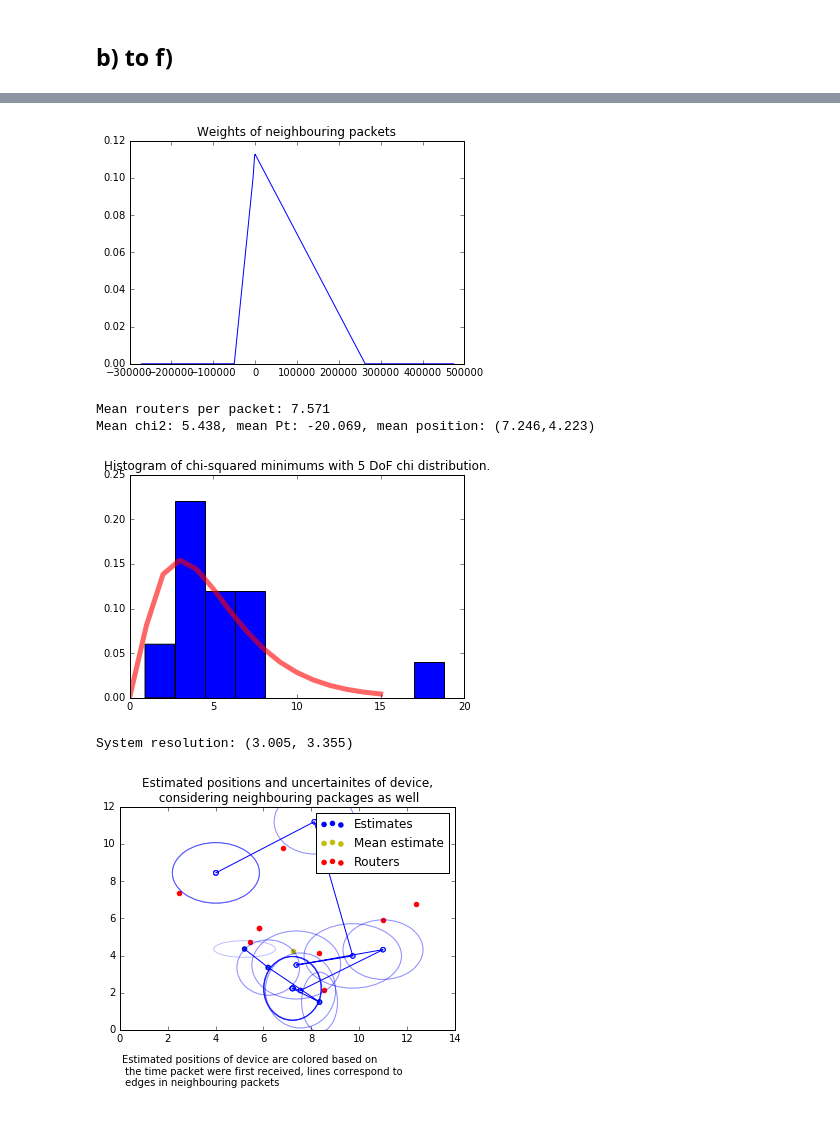
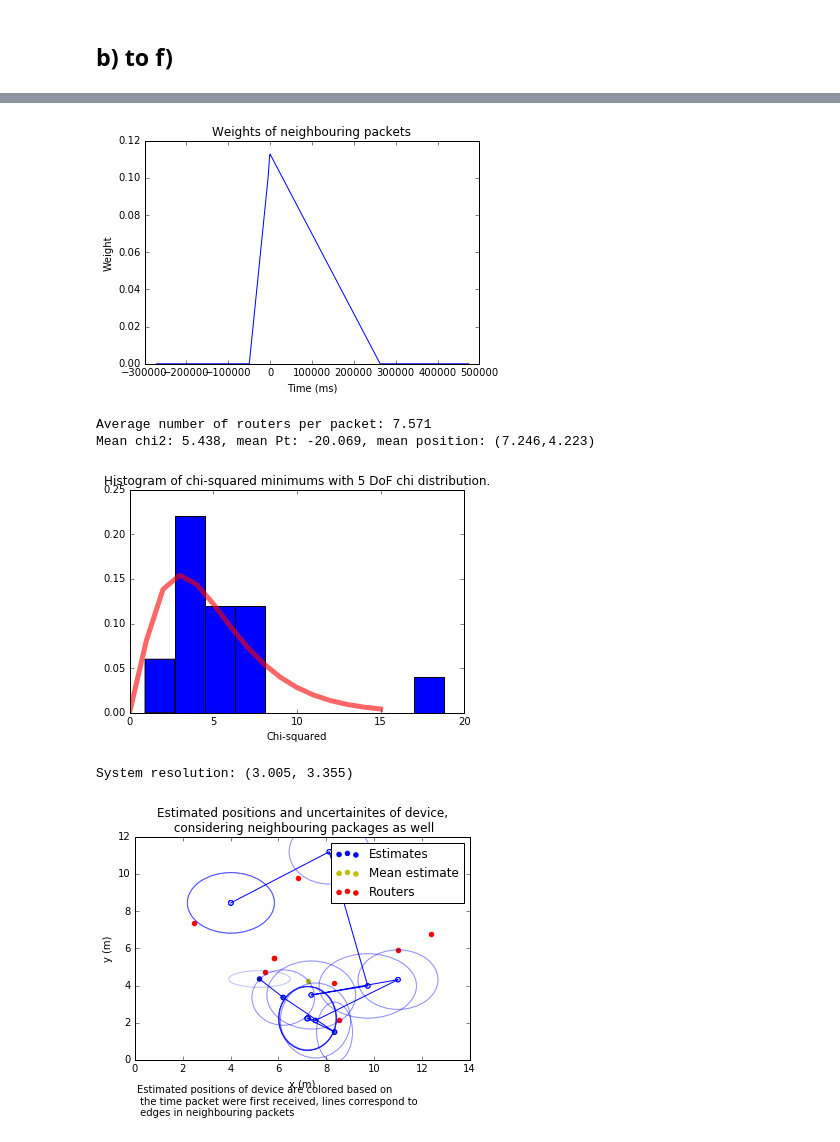
Before and after one commit to barisdemirdelen/bigdata, a Jupyter notebook: assignment.ipynb, the cells around one changed output, grey strips where cells are left out. Cells and saved outputs as stored; diff of their text form; code cells hidden in the pictures.

```diff
--- a/assignment.ipynb
+++ b/assignment.ipynb
@@ -743,6 +757,8 @@ def get_chi_squared_in_timeframe(inputs, all_received, current_time, sigma):
         plt.clf()
         plt.title("Weights of neighbouring packets")
         plt.plot(np.array(time_list) - 1423136679513, weights)
+        plt.xlabel("Time (ms)")
+        plt.ylabel("Weight")
         plt.show()
         show_weights_plot = False
 
@@ -809,7 +825,7 @@ variances = np.array(variances)
 normalized_residuals = np.array(normalized_residuals)
 
 mean_routers = np.mean(num_routers)
-print("Mean routers per packet: %.3f" % mean_routers)
+print("Average number of routers per packet: %.3f" % mean_routers)
 
 mean_chi2s = np.mean(chi2s)
 mean_results = np.mean(results, axis=0)
@@ -825,36 +841,39 @@ plt.clf()
 df = np.ceil(mean_routers - 3)
 plt.title("Histogram of chi-squared minimums with %d DoF chi distribution." % df)
 plt.hist(chi2s, normed=True)
+plt.xlabel("Chi-squared")
 plt.plot(chi2.pdf(np.arange(16), df), 'r-', lw=5, alpha=0.6, label='chi2 pdf')
 plt.show()
 
 mean_pos = mean_results[1:]
 mean_variance = variances.mean(axis=0)
 print("System resolution: (%.3f, %.3f)" % (mean_variance[0] ** 0.5, mean_variance[1] ** 0.5))
 
 plt.clf()
 plt.title("Estimated positions and uncertainites of device,\n considering neighbouring packages as well")
+plt.xlabel("x (m)")
+plt.ylabel("y (m)")
 ax = plt.subplot()
 
 cm = plt.cm.get_cmap('Blues')
 plt.scatter(results[:, 1], results[:, 2], color='b', c=time_list, cmap=cm, label="Estimates")
 plt.plot(results[:, 1], results[:, 2], color='b')
 plt.scatter(mean_pos[0], mean_pos[1], color="y", label="Mean estimate")
 plt.scatter(router_positions[:, 0], router_positions[:, 1], color="r", label="Routers")
 for i in range(len(results)):
     ell = Ellipse(xy=(results[i, 1], results[i, 2]),
                   width=variances[i, 0] ** 0.5, height=variances[i, 1] ** 0.5,
                   angle=0, color='b')
     ell.set_alpha(0.25)
     ell.set_facecolor('none')
     ax.add_artist(ell)
 plt.legend()
 plt.text(0.1, -3, "Estimated positions of device are colored based on\n the time packet were first received, lines correspond to\n edges in neighbouring packets")
 plt.show()
 # %% [output]
-[figure, old version]
+[figure, new version]
-Mean routers per packet: 7.571
+Average number of routers per packet: 7.571
 Mean chi2: 5.438, mean Pt: -20.069, mean position: (7.246,4.223)
-[figure, old version]
+[figure, new version]
 System resolution: (3.005, 3.355)
-[figure, old version]
+[figure, new version]
```
Also changed, not shown: parts of 5 cells of this notebook.
